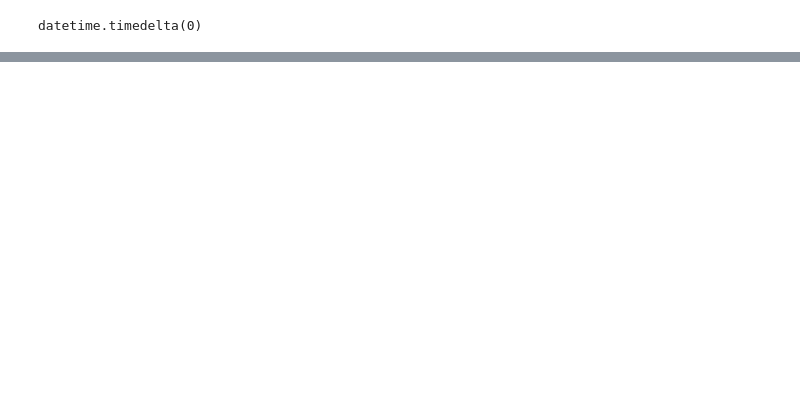
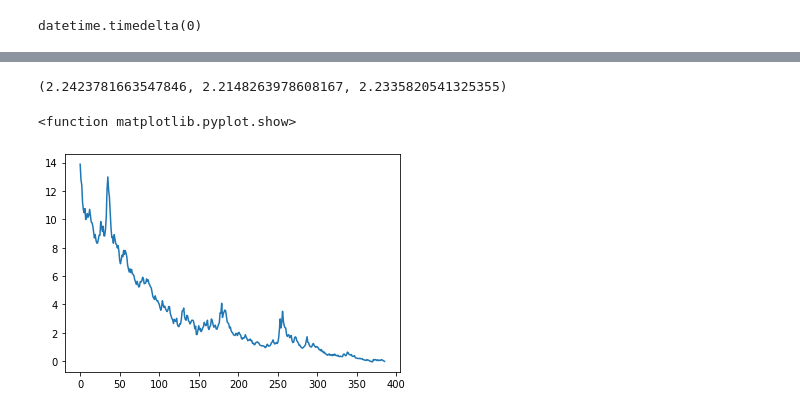
Before and after one commit to LeonVillanueva/CoLab, a Jupyter notebook: Google_CoLab_Dip_Passive_Index.ipynb, the cells around one changed output, grey strips where cells are left out. Drawn from its saved outputs; the diff is of its cells as text; code cells hidden in the pictures; blank space fills up the shorter version.

```diff
--- a/Google_CoLab_Dip_Passive_Index.ipynb
+++ b/Google_CoLab_Dip_Passive_Index.ipynb
@@ -109,7 +125,7 @@ len(rule), len(middle), len(first)
 # %%
-first_close = df_final['Close'][df_final['Date'].isin(first)]
-rule_close = df_final['Close'][df_final['Date'].isin(rule)]
-middle_close = df_final['Close'][df_final['Date'].isin(middle)]
+first_close = df_final['Close'][df_final['Date'].isin(first)].values
+rule_close = df_final['Close'][df_final['Date'].isin(rule)].values
+middle_close = df_final['Close'][df_final['Date'].isin(middle)].values
 # %%
 len(rule_close), len(middle_close), len(first_close)
 # %% [output]
@@ -116,0 +133,6 @@ len(rule_close), len(middle_close), len(first_close)
+# %%
+final_close = df_final['Close'].iloc[-1]
+# %%
+first_growth = (final_close / first_close) - 1
+rule_growth = (final_close / rule_close) - 1
+middle_growth = (final_close / middle_close) - 1
@@ -116,0 +145,10 @@ len(rule_close), len(middle_close), len(first_close)
+# %%
+first_100/(100*inv)-1, rule_100/(100*inv)-1, middle_100/(100*inv)-1
+# %% [output]
+(2.2423781663547846, 2.2148263978608167, 2.2335820541325355)
+# %%
+plt.plot (rule_growth)
+plt.show
+# %% [output]
+<function matplotlib.pyplot.show>
+[figure, added]
```
Also changed, not shown: parts of 18 cells of this notebook.
